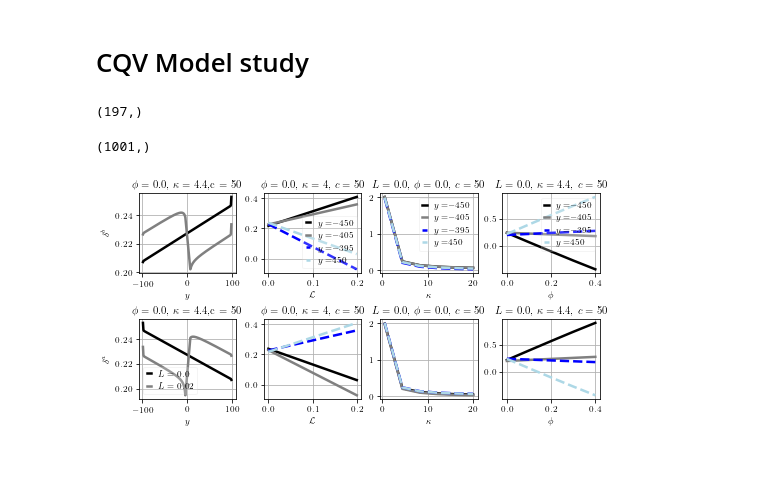
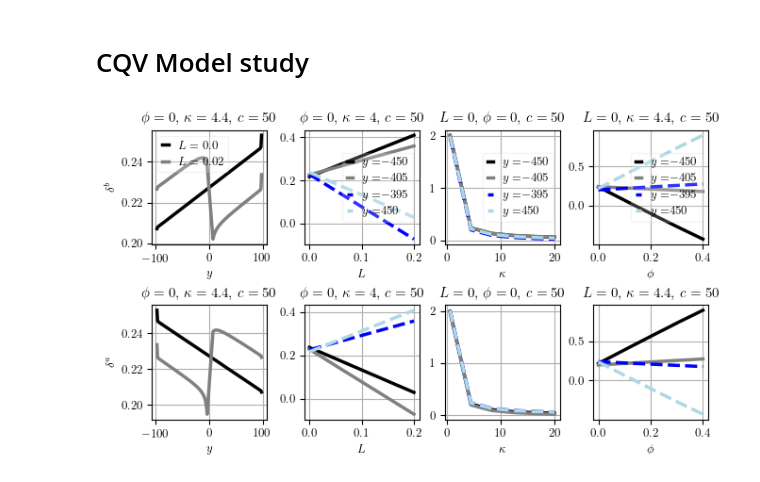
Before and after one commit to leandro-sbetancourt/amm_gym, a Jupyter notebook: notebooks/CQV Model study.ipynb, the cells around one changed output. Drawn from its saved outputs; the diff is of its cells as text; code cells hidden in the pictures.

```diff
--- a/notebooks/CQV Model study.ipynb
+++ b/notebooks/CQV Model study.ipynb
@@ -314,16 +315,11 @@ if compute_quotes:
 else:
     space_var  = np.arange(-100, 101, unit_size)[2:-2]
     all_deltas = np.load('quotes.npy')
-# %%
-np.shape(space_var)
-# %% [output]
-(197,)
-# %%
-np.shape(pool_agent.inventory_space)
-# %% [output]
-(1001,)
 # %%
-rescale_plot(W = 7, l = 8, w = 4, fontsize = 9)
+space_var  = np.arange(-100, 101, unit_size)[2:-2]
+all_deltas = np.load('quotes.npy')
+
+rescale_plot(W = 6.5, l = 7, w = 4, fontsize = 9)
 fig, axes = plt.subplots(2, 4, sharey=False, constrained_layout=True)
 
 iinv1, iinv2, iinv3, iinv4 = 200, 248, 252, 300
@@ -353,9 +349,9 @@ for (bids, asks, clr, ls) in zip((bids1, bids2), (asks1, asks2), ('k', 'gray', '
 for ax in axes[:, i_ax]:
     ax.set_xlabel(varname); ax.grid()
 
-axes[0, i_ax].set_title(f'$\phi = {round(phi_values[iphi], 2)}$, $\kappa = {round(fill_exponent_values[ifill], 2)}, $c = {round(arrival_rate_values[iAR], 2)}')
-axes[1, i_ax].set_title(f'$\phi = {round(phi_values[iphi], 2)}$, $\kappa = {round(fill_exponent_values[ifill], 2)}, $c = {round(arrival_rate_values[iAR], 2)}')
-axes[1, i_ax].legend([f'$L={round(L_values[0], 2)}$', f'$L={round(L_values[1], 2)}$'],
+axes[0, i_ax].set_title(f'$\phi = {round(phi_values[iphi])}$, $\kappa = {round(fill_exponent_values[ifill], 2)}$, $c = {round(arrival_rate_values[iAR], 2)}$')
+axes[1, i_ax].set_title(f'$\phi = {round(phi_values[iphi])}$, $\kappa = {round(fill_exponent_values[ifill], 2)}$, $c = {round(arrival_rate_values[iAR], 2)}$')
+axes[0, i_ax].legend([f'$L={round(L_values[0], 2)}$', f'$L={round(L_values[1], 2)}$'],
                 fancybox=True, framealpha=0.2, handlelength=0.5, ncol=1, loc='best')
 
 ##########################################################################################
@@ -374,7 +370,7 @@ asks1, asks2, asks3, asks4 = all_deltas[:, iphi, ifill, iAR, 0, iinv1, 1],\
 
 i_ax      = 1
 space_var = L_values
-varname   = r'$\mathcal L$'
+varname   = r'$L$'
 for (bids, asks, clr, ls) in zip((bids1, bids2, bids3, bids4), (asks1, asks2, asks3, asks4), ('k', 'gray', 'b', 'lightblue'), ('-', '-', '--', '--')):
     axes[0, i_ax].plot(space_var, bids, color=clr,        lw=2.5, linestyle=ls)
     axes[1, i_ax].plot(space_var,  asks, color=clr, lw=2.5, linestyle=ls)
@@ -383,8 +379,8 @@ for ax in axes[:, i_ax]:
     ax.set_xlabel(varname); ax.grid()
 
 axes[0, i_ax].set_title(f'$L = {round(L_values[iL], 0)}$, $\phi = {round(phi_values[iphi], 2)}$, $\kappa = {round(fill_exponent_values[ifill], 2)}, $c = {round(arrival_rate_values[iAR], 2)}')
-axes[0, i_ax].set_title(f'$\phi = {round(phi_values[iphi], 0)}$, $\kappa = {round(fill_exponent_values[ifill])}$, $c = {round(arrival_rate_values[iAR], 0)}$')
-axes[1, i_ax].set_title(f'$\phi = {round(phi_values[iphi], 0)}$, $\kappa = {round(fill_exponent_values[ifill])}$, $c = {round(arrival_rate_values[iAR], 0)}$')
+axes[0, i_ax].set_title(f'$\phi = {round(phi_values[iphi])}$, $\kappa = {round(fill_exponent_values[ifill])}$, $c = {round(arrival_rate_values[iAR], 0)}$')
+axes[1, i_ax].set_title(f'$\phi = {round(phi_values[iphi])}$, $\kappa = {round(fill_exponent_values[ifill])}$, $c = {round(arrival_rate_values[iAR], 0)}$')
 
 
 
@@ -413,8 +409,8 @@ for ax in axes[:,i_ax]:
     ax.set_xlabel(varname); ax.grid()
 
 axes[0, i_ax].set_title(f'$L = {round(L_values[iL], 0)}$, $\phi = {round(phi_values[iphi], 2)}$, $\kappa = {round(fill_exponent_values[ifill], 2)}, $c = {round(arrival_rate_values[iAR], 2)}')
-axes[0, i_ax].set_title(f'$L = {round(L_values[iL], 0)}$, $\phi = {round(phi_values[iphi], 0)}$, $c = {round(arrival_rate_values[iAR], 0)}$')
-axes[1, i_ax].set_title(f'$L = {round(L_values[iL], 0)}$, $\phi = {round(phi_values[iphi], 0)}$, $c = {round(arrival_rate_values[iAR], 0)}$')
+axes[0, i_ax].set_title(f'$L = {round(L_values[iL])}$, $\phi = {round(phi_values[iphi])}$, $c = {round(arrival_rate_values[iAR], 0)}$')
+axes[1, i_ax].set_title(f'$L = {round(L_values[iL])}$, $\phi = {round(phi_values[iphi])}$, $c = {round(arrival_rate_values[iAR], 0)}$')
 
 
 
@@ -431,34 +427,37 @@ asks1, asks2, asks3, asks4 = all_deltas[iL, :, ifill, iAR, 0, iinv1, 1],\
                              all_deltas[iL, :, ifill, iAR, 0, iinv2, 1],\
                              all_deltas[iL, :, ifill, iAR, 0, iinv3, 1],\
                              all_deltas[iL, :, ifill, iAR, 0, iinv4, 1]
 
 i_ax      = 3
 space_var = phi_values
 varname   = r'$\phi$'
 for (bids, asks, clr, ls) in zip((bids1, bids2, bids3, bids4), (asks1, asks2, asks3, asks4), ('k', 'gray', 'b', 'lightblue'), ('-', '-', '--', '--')):
     axes[0, i_ax].plot(space_var, bids, color=clr,        lw=2.5, linestyle=ls)
     axes[1, i_ax].plot(space_var,  asks, color=clr, lw=2.5, linestyle=ls)
 
 for ax in axes[:, i_ax]:
     ax.set_xlabel(varname); ax.grid()
 
 axes[0, i_ax].set_title(f'$L = {round(L_values[iL], 0)}$, $\phi = {round(phi_values[iphi], 2)}$, $\kappa = {round(fill_exponent_values[ifill], 2)}, $c = {round(arrival_rate_values[iAR], 2)}$')
-axes[0, i_ax].set_title(f'$L = {round(L_values[iL], 0)}$, $\kappa = {round(fill_exponent_values[ifill], 2)}$, $c = {round(arrival_rate_values[iAR], 2)}$')
-axes[1, i_ax].set_title(f'$L = {round(L_values[iL], 0)}$, $\kappa = {round(fill_exponent_values[ifill], 2)}$, $c = {round(arrival_rate_values[iAR], 2)}$')
+axes[0, i_ax].set_title(f'$L = {round(L_values[iL])}$, $\kappa = {round(fill_exponent_values[ifill], 2)}$, $c = {round(arrival_rate_values[iAR], 2)}$')
+axes[1, i_ax].set_title(f'$L = {round(L_values[iL])}$, $\kappa = {round(fill_exponent_values[ifill], 2)}$, $c = {round(arrival_rate_values[iAR], 2)}$')
 
 
 # final touches
 for i_ax in (1, 2, 3):
     axes[0, i_ax].legend([r"$y=$"+f'${round(pool_agent.inventory_space[iinv1])}$',
                 r"$y=$"+f'${round(pool_agent.inventory_space[iinv2])}$',
                 r"$y=$"+f'${round(pool_agent.inventory_space[iinv3])}$',
                 r"$y=$"+f'${round(pool_agent.inventory_space[iinv4])}$',],
-                fancybox=True, framealpha=0.2, handlelength=0.5, ncol=1, loc='best')
+                fancybox=True, framealpha=0.2, handlelength=0.5, ncol=1, loc='center right')
 
 axes[0, 0].set_ylabel(r'$\delta^b$');
 axes[1, 0].set_ylabel(r'$\delta^a$');
 
+for i_ax in (0, 1, 2, 3):
+    axes[0, i_ax].sharex(axes[1, i_ax])
+
 plt.savefig('plots/cqvparams.pdf', bbox_inches='tight')
 plt.show()
 # %% [output]
-[figure, old version]
+[figure, new version]
```
Also changed, not shown: parts of 10 cells of this notebook, 11 other files.
